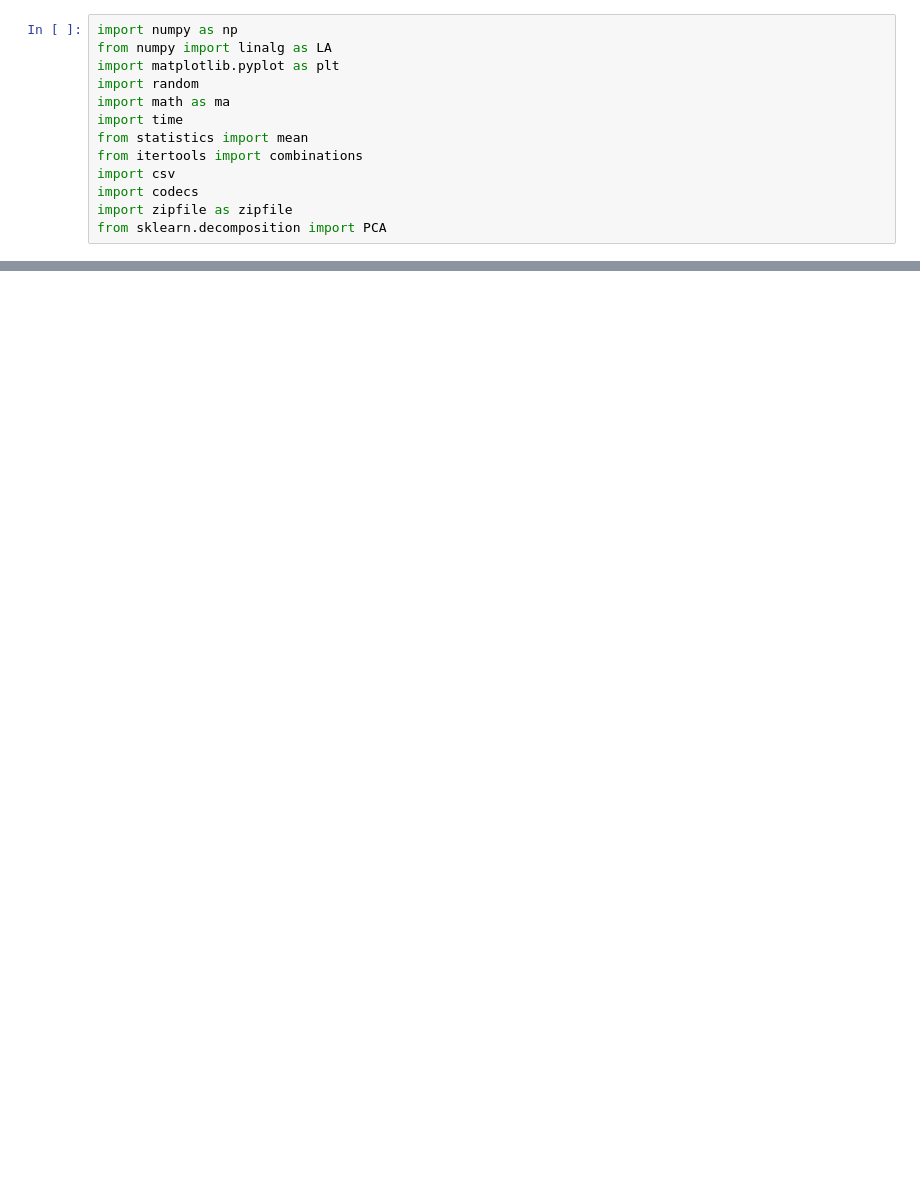
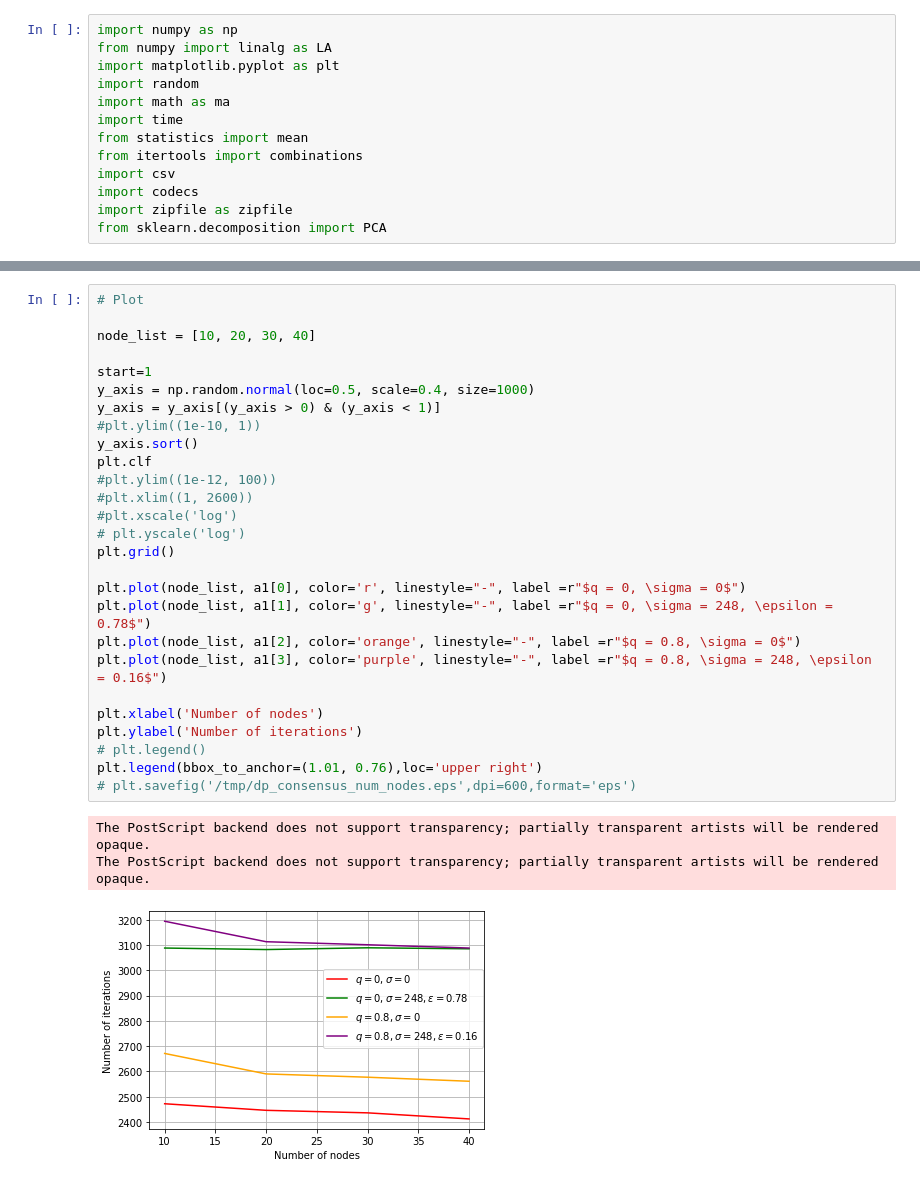
Before and after one commit to YiyueC/DP_Consensus, a Jupyter notebook: DP_Consensus.ipynb, the cells around one changed output, grey strips where cells are left out. Drawn from its saved outputs; the diff is of its cells as text; blank space fills up the shorter version.

```diff
--- a/DP_Consensus.ipynb
+++ b/DP_Consensus.ipynb
@@ -246,0 +382,31 @@ plt.savefig('dp_consensus.eps',dpi=600,format='eps')
+# %%
+# Plot
+
+node_list = [10, 20, 30, 40]
+
+start=1
+y_axis = np.random.normal(loc=0.5, scale=0.4, size=1000)
+y_axis = y_axis[(y_axis > 0) & (y_axis < 1)]
+#plt.ylim((1e-10, 1))
+y_axis.sort()
+plt.clf
+#plt.ylim((1e-12, 100))
+#plt.xlim((1, 2600))
+#plt.xscale('log')
+# plt.yscale('log')
+plt.grid()
+
+plt.plot(node_list, a1[0], color='r', linestyle="-", label =r"$q = 0, \sigma = 0$")
+plt.plot(node_list, a1[1], color='g', linestyle="-", label =r"$q = 0, \sigma = 248, \epsilon = 0.78$")
+plt.plot(node_list, a1[2], color='orange', linestyle="-", label =r"$q = 0.8, \sigma = 0$")
+plt.plot(node_list, a1[3], color='purple', linestyle="-", label =r"$q = 0.8, \sigma = 248, \epsilon = 0.16$")
+
+plt.xlabel('Number of nodes')
+plt.ylabel('Number of iterations')
+# plt.legend()
+plt.legend(bbox_to_anchor=(1.01, 0.76),loc='upper right')
+# plt.savefig('/tmp/dp_consensus_num_nodes.eps',dpi=600,format='eps')
+# %% [output]
+The PostScript backend does not support transparency; partially transparent artists will be rendered opaque.
+The PostScript backend does not support transparency; partially transparent artists will be rendered opaque.
+[figure, added]
```
Also changed, not shown: parts of 10 cells of this notebook, 2 other files.
